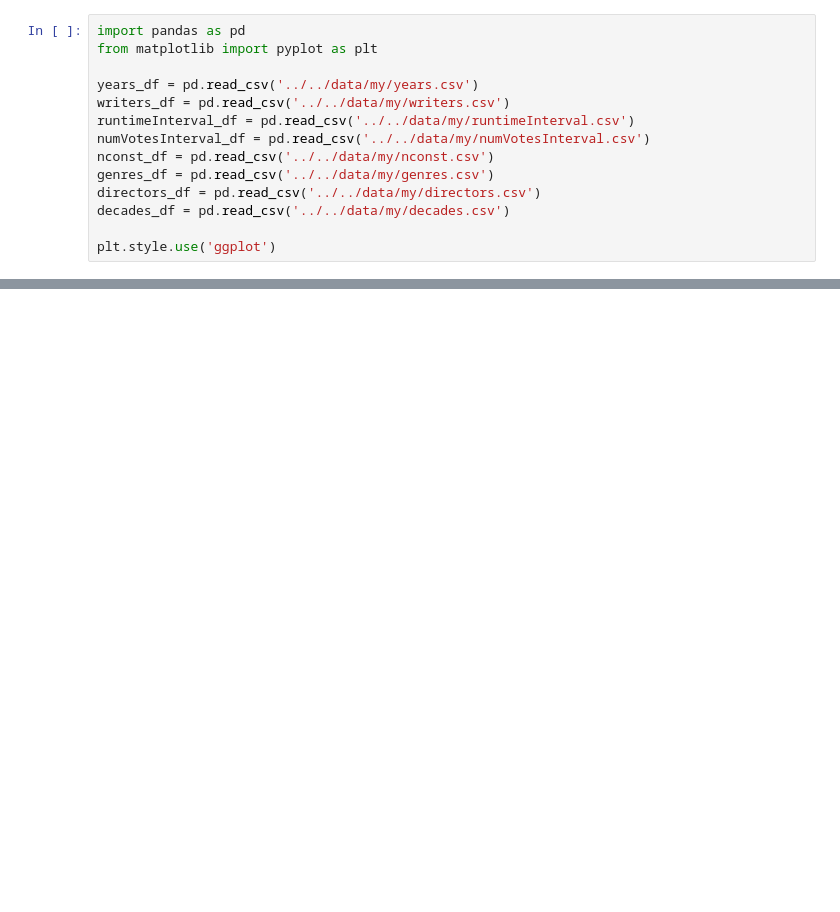
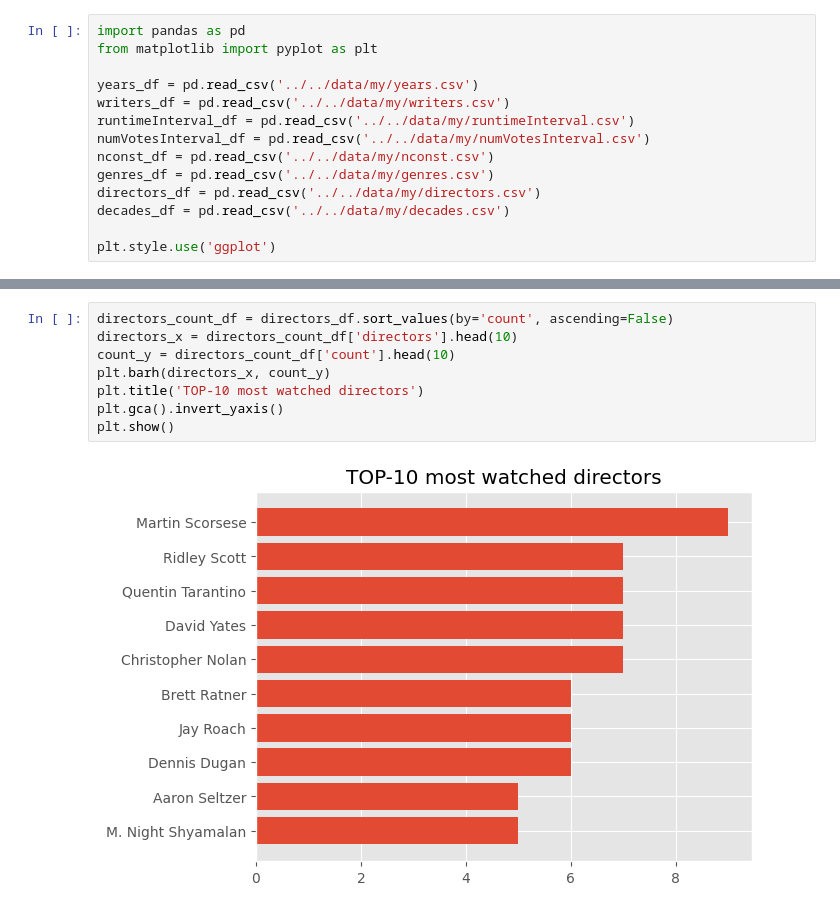
Before and after one commit to VBertuol/movies_database, a Jupyter notebook: code/my_movies/my_movies_plot.ipynb, the cells around one changed output, grey strips where cells are left out. Saved outputs shown, nothing was run; the diff lists cells and outputs as text; blank space fills up the shorter version.

```diff
--- a/code/my_movies/my_movies_plot.ipynb
+++ b/code/my_movies/my_movies_plot.ipynb
@@ -53,0 +56,10 @@ plt.show()
+# %%
+directors_count_df = directors_df.sort_values(by='count', ascending=False)
+directors_x = directors_count_df['directors'].head(10)
+count_y = directors_count_df['count'].head(10)
+plt.barh(directors_x, count_y)
+plt.title('TOP-10 most watched directors')
+plt.gca().invert_yaxis()
+plt.show()
+# %% [output]
+[figure, added]
```
Also changed, not shown: parts of 11 cells of this notebook.
